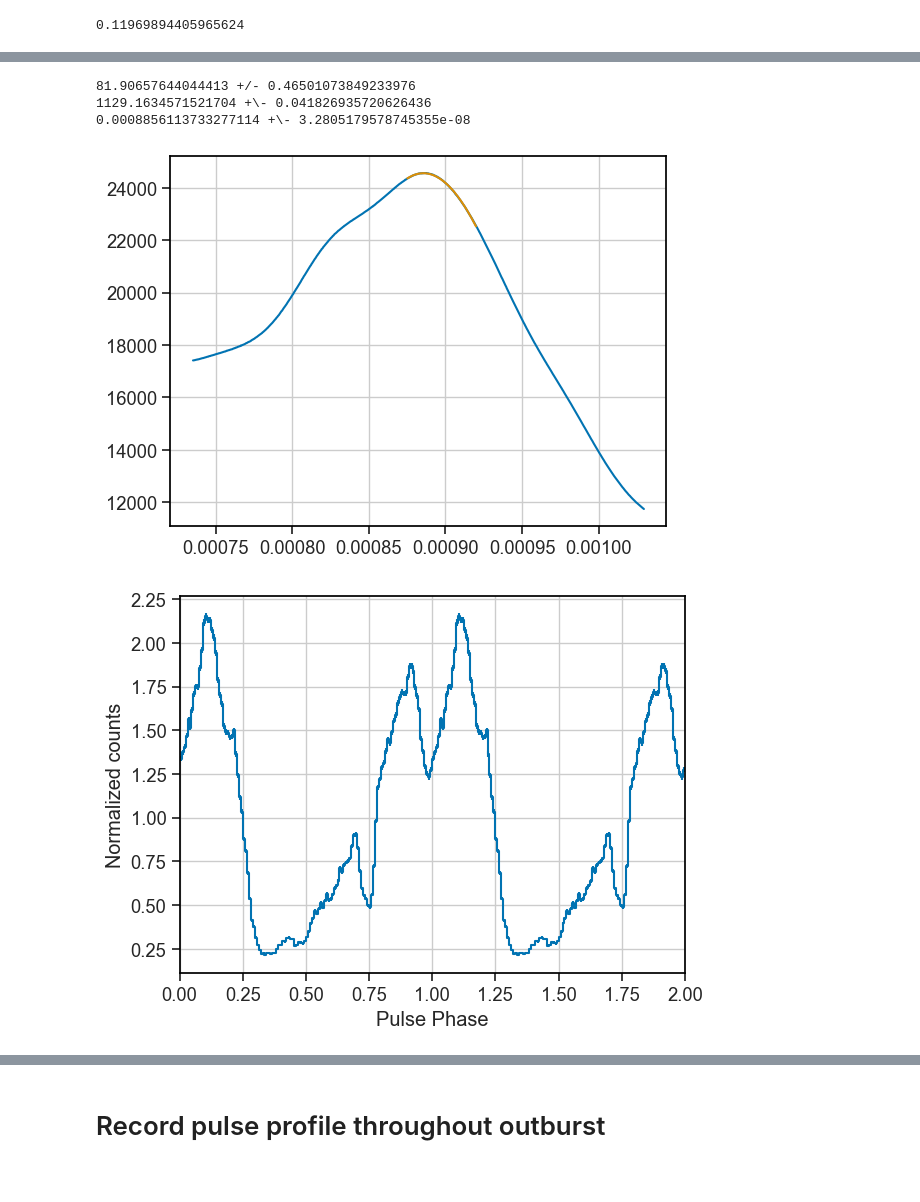
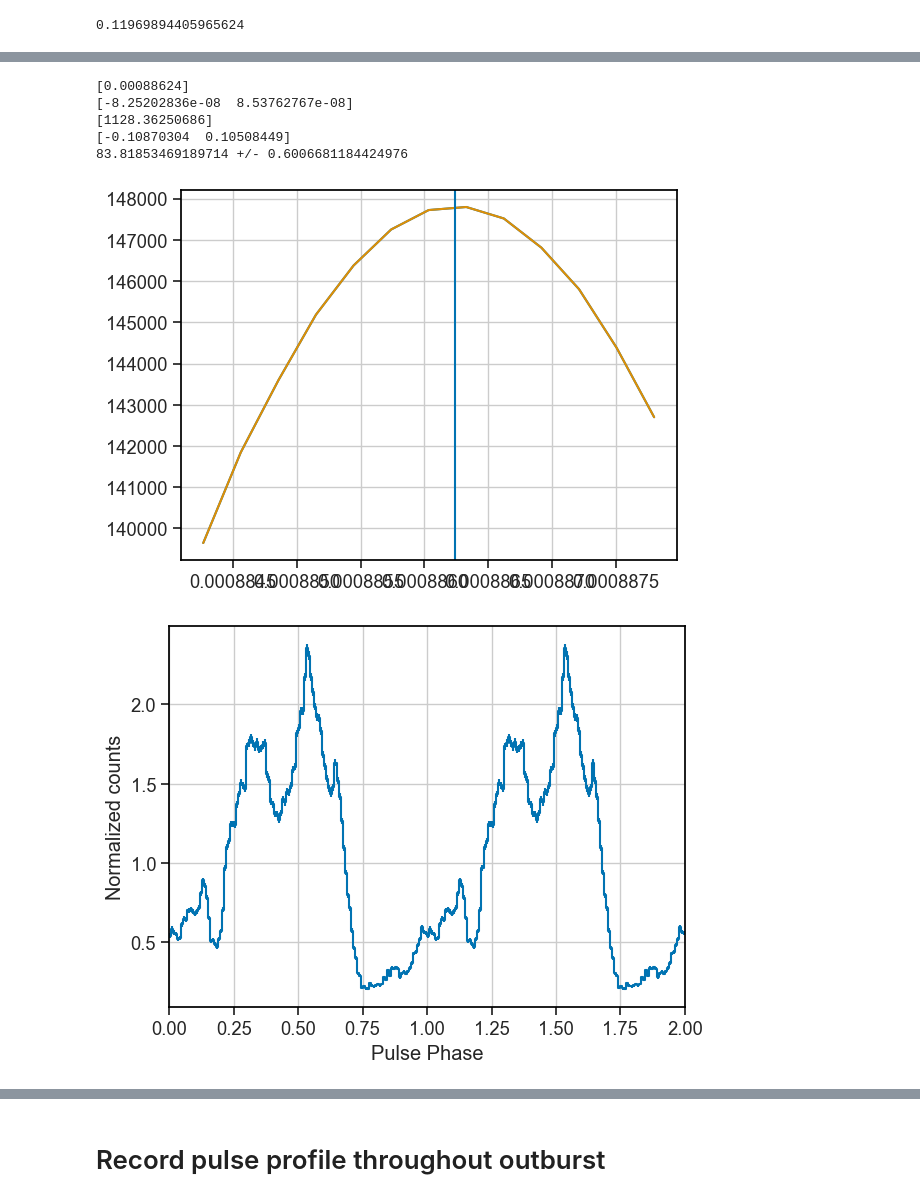
Before and after one commit to snpike/scripts, a Jupyter notebook: MAXI_J0655m013/NuSTAR_analysis.ipynb, the cells around one changed output, grey strips where cells are left out. Cells and saved outputs as stored; diff of their text form; code cells hidden in the pictures.

```diff
--- a/MAXI_J0655m013/NuSTAR_analysis.ipynb
+++ b/MAXI_J0655m013/NuSTAR_analysis.ipynb
@@ -15,6 +15,7 @@ from scipy.interpolate import interp1d
 from scipy.optimize import curve_fit
 from scipy.integrate import quad
 from IPython.display import display, Math
+from scipy.interpolate import CubicSpline
 from tqdm import tqdm
 
 import pickle
@@ -38,7 +39,7 @@ from stingray.deadtime import fad
 
 
 sns.set_context('paper')
-sns.set(font_scale=1.2)
+sns.set(font_scale=1.6)
 sns.set_style("whitegrid")
 sns.set_style({'axes.edgecolor': 'black', 'xtick.bottom': True, 'ytick.left': True,})
 sns.set_palette("colorblind")
@@ -47,7 +48,7 @@ sys.path.insert(1, '/Users/sean/scripts/helpers')
 
 from stingray_plus import *
 
-root_dir = '/Volumes/Samsung_1TB/AstroData/MAXI_J0655m013/'
+root_dir = '/Users/sean/astro/MAXI_J0655m013/'
 
 def gaussian(x,A,mu,sigma):
     return A*np.exp(-(x-mu)**2/(2*sigma**2))
@@ -176,3 +182,11 @@ chu2
 # %%
 events = extract_events(pipeline_dir + 'nu' + OBSID + 'A06_cl_bc_srcreg_3-78keV.evt', pipeline_dir + 'nu' + OBSID + 'B06_cl_bc_srcreg_3-78keV.evt')
 all_times = np.sort(np.concatenate([events[0].time, events[1].time]))
+half_times_1 = all_times[:int(len(all_times)/2)]
+half_times_2 = all_times[-int(len(all_times)/2):]
+# half_times_3 = all_times[-int(len(all_times)/3):]
+print(np.min(all_times))
+print(np.min(half_times_1))
+print(np.min(half_times_2))
+# print(np.min(half_times_3))
+print(np.mean(half_times_1)-np.mean(half_times_2))
@@ -343,30 +516,57 @@ print(str(popt[1]) + ' +\- ' + str(np.sqrt(np.diag(pcov))[1]))
 # %%
 search_freqs = np.linspace(fad_pds.freq[2] - (fad_pds.df/2.), fad_pds.freq[2] + (fad_pds.df/2.), 1000)
-fgrid, z_n_stats = z_n_search(all_times, frequencies=search_freqs, nharm=4)
+fgrid, z_n_stats = z_n_search(half_times_2, frequencies=search_freqs, nharm=4)
 
-fit_mask = (fgrid < 0.00092) * (fgrid > 0.000875)
+# print(search_freqs)
+
+fit_mask = (fgrid < 0.000888) * (fgrid > 0.000884)
+# fit_mask = (fgrid < 0.000892) * (fgrid > 0.00088)
 popt, pcov = curve_fit(gaussian,fgrid[fit_mask],z_n_stats[fit_mask],p0=[20000, 0.00090,0.00003])
 
-plt.figure()
-plt.plot(fgrid, z_n_stats)
-plt.plot(fgrid[fit_mask], gaussian(fgrid[fit_mask], *popt))
+spline = CubicSpline(fgrid, z_n_stats)
+roots = spline.derivative().roots()
+nu_2 = roots[(0.000884 < roots) * (roots<0.0008875)]
+print(nu_2)
+roots = CubicSpline(fgrid, z_n_stats - spline(nu_2) + 13.3616).roots()
+nu_2_err = roots[(0.000884 < roots) * (roots<0.0008875)] - nu_2
+print(nu_2_err)
 
 plt.figure()
-phase_bins, profile, profile_err = fold_events(all_times, [popt[1]], nbin=128)
+plt.plot(fgrid[fit_mask], z_n_stats[fit_mask])
+plt.plot(fgrid[fit_mask], spline(fgrid[fit_mask]))
+plt.axvline(nu_2)
+
+spline = CubicSpline(np.flip(1/fgrid), np.flip(z_n_stats))
+roots = spline.derivative().roots()
+p_2 = roots[(1/0.000884 > roots) * (roots>1/0.0008875)]
+print(p_2)
+roots = CubicSpline(np.sort(1/fgrid), (np.flip(z_n_stats) - spline(p_2) + 13.3616)).roots()
+p_2_err = roots[(1/0.000884 > roots) * (roots>1/0.0008875)] - p_2
+print(p_2_err)
+
+plt.figure()
+phase_bins, profile, profile_err = fold_events(half_times_2, nu_2, nbin=128)
 plt.errorbar(np.concatenate([phase_bins, phase_bins+1]), np.concatenate([profile,profile])/np.mean(profile), yerr=np.concatenate([profile_err, profile_err])/np.mean(profile), fmt='', ls='', color='C0')
 plt.step(np.concatenate([phase_bins, phase_bins+1]), np.concatenate([profile,profile])/np.mean(profile), where='mid', color='C0')
 plt.ylabel('Normalized counts')
 plt.xlabel('Pulse Phase')
 plt.xlim(0.,2.)
 plt.tight_layout()
-plt.savefig(plot_dir + OBSID + '_pulseprofile_4harm.pdf')
+# plt.savefig(plot_dir + OBSID + '_pulseprofile_4harm.pdf')
 
 print(str(PF(profile)*100) + ' +/- ' + str(PF_err(profile, profile_err)*100))
-print(str(1/popt[1]) + ' +\- ' + str(np.sqrt(np.diag(pcov))[1]/(popt[1]*popt[1])))
-print(str(popt[1]) + ' +\- ' + str(np.sqrt(np.diag(pcov))[1]))
+# print(str(1/popt[1]) + ' +\- ' + str(np.sqrt(np.diag(pcov))[1]/(popt[1]*popt[1])))
+# print(str(1/popt[1]) + ' +\- ' + str(popt[2]/(popt[1]*popt[1])))
+# print(str(popt[1]) + ' +\- ' + str(np.sqrt(np.diag(pcov))[1]))
+# nu_2 = popt[1]
+# nuerr_2 = np.sqrt(np.diag(pcov))[1]
+# p_2 = 1/popt[1]
+# perr_2 = np.sqrt(np.diag(pcov))[1]/(popt[1]*popt[1])
 # %% [output]
-81.90657644044413 +/- 0.46501073849233976
-1129.1634571521704 +\- 0.041826935720626436
-0.0008856113733277114 +\- 3.2805179578745355e-08
+[0.00088624]
+[-8.25202836e-08  8.53762767e-08]
+[1128.36250686]
+[-0.10870304  0.10508449]
+83.81853469189714 +/- 0.6006681184424976
-[figure, old version]
+[figure, new version]
-[figure, old version]
+[figure, new version]
```
Also changed, not shown: parts of 21 cells of this notebook, 15 other files.
